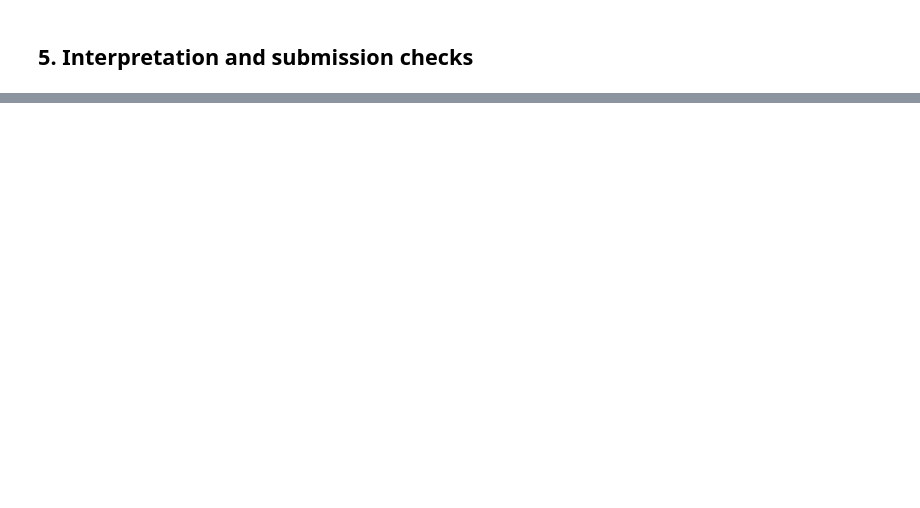
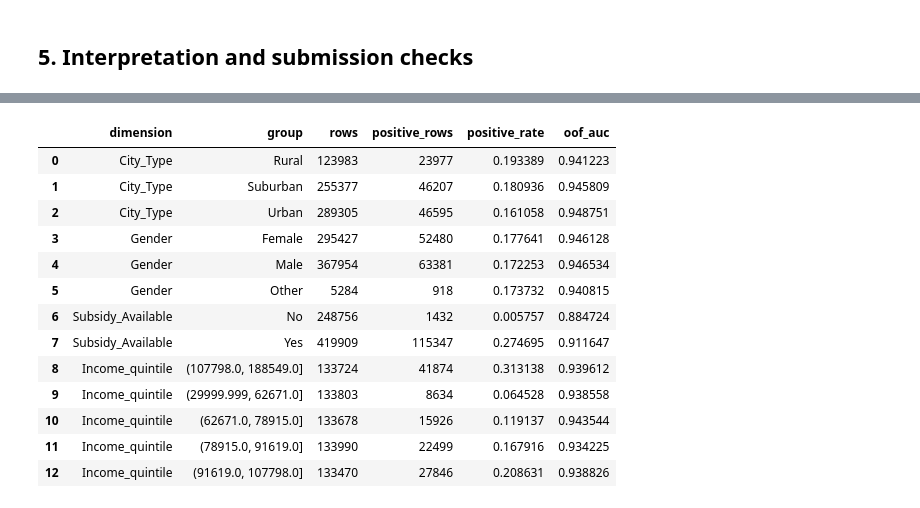
Before and after one commit to wai871077-Liu/kaggle-ev-purchase-prediction, a Jupyter notebook: notebooks/01_ev_purchase_project.ipynb, the cells around one changed output, grey strips where cells are left out. Cells and saved outputs as stored; diff of their text form; code cells hidden in the pictures; blank space fills up the shorter version.

```diff
--- a/notebooks/01_ev_purchase_project.ipynb
+++ b/notebooks/01_ev_purchase_project.ipynb
@@ -206,0 +229,18 @@ facts without external validation.
+# %%
+display(pd.read_csv(ROOT / "reports/subgroup_metrics.csv"))
+display(pd.DataFrame(json.loads((ROOT / "reports/submission_receipts.json").read_text())))
+# %% [output]
+|  | dimension | group | rows | positive_rows | positive_rate | oof_auc |
+| 0 | City_Type | Rural | 123983 | 23977 | 0.193389 | 0.941223 |
+| 1 | City_Type | Suburban | 255377 | 46207 | 0.180936 | 0.945809 |
+| 2 | City_Type | Urban | 289305 | 46595 | 0.161058 | 0.948751 |
+| 3 | Gender | Female | 295427 | 52480 | 0.177641 | 0.946128 |
+| 4 | Gender | Male | 367954 | 63381 | 0.172253 | 0.946534 |
+| 5 | Gender | Other | 5284 | 918 | 0.173732 | 0.940815 |
+| 6 | Subsidy_Available | No | 248756 | 1432 | 0.005757 | 0.884724 |
+| 7 | Subsidy_Available | Yes | 419909 | 115347 | 0.274695 | 0.911647 |
+| 8 | Income_quintile | (107798.0, 188549.0] | 133724 | 41874 | 0.313138 | 0.939612 |
+| 9 | Income_quintile | (29999.999, 62671.0] | 133803 | 8634 | 0.064528 | 0.938558 |
+| 10 | Income_quintile | (62671.0, 78915.0] | 133678 | 15926 | 0.119137 | 0.943544 |
+| 11 | Income_quintile | (78915.0, 91619.0] | 133990 | 22499 | 0.167916 | 0.934225 |
+| 12 | Income_quintile | (91619.0, 107798.0] | 133470 | 27846 | 0.208631 | 0.938826 |
```
Also changed, not shown: parts of 11 cells of this notebook, 36 other files.
